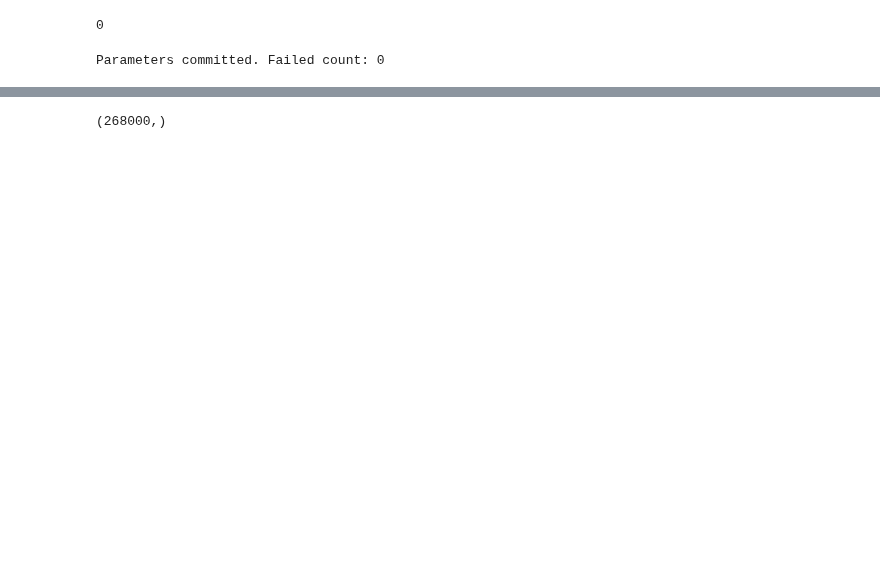
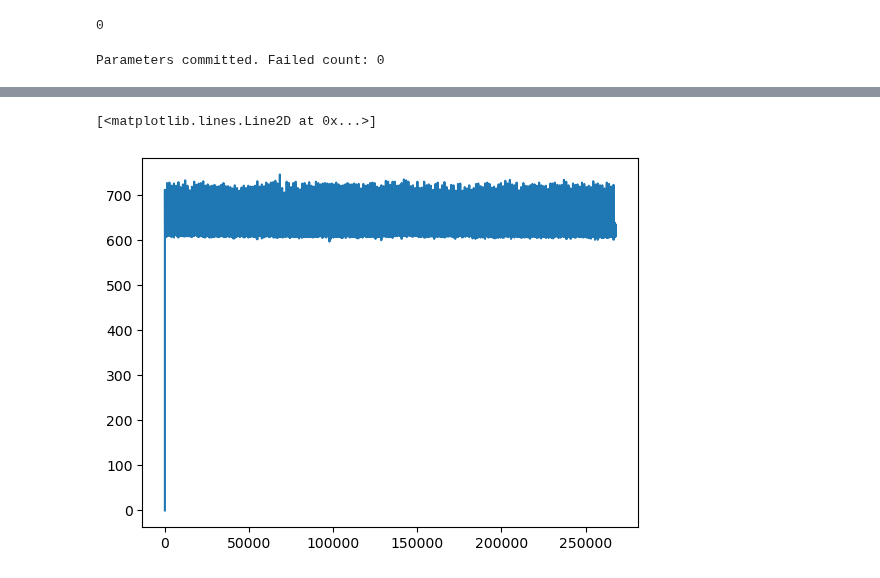
Before and after one commit to PI3-Stuttgart/squdi, a Jupyter notebook: src/qudi/jupyternotebooks/spectrometer/pixis_cam.ipynb, the cells around one changed output, grey strips where cells are left out. Cells and saved outputs as stored; diff of their text form; code cells hidden in the pictures; blank space fills up the shorter version.

```diff
--- a/src/qudi/jupyternotebooks/spectrometer/pixis_cam.ipynb
+++ b/src/qudi/jupyternotebooks/spectrometer/pixis_cam.ipynb
@@ -278,7 +459,8 @@ d2d = np.array(data).reshape((int(200), int(1340)))
-# %%
-data.shape
-# %% [output]
-(268000,)
+# %%
+plt.plot(data)
+# %% [output]
+[<matplotlib.lines.Line2D at 0x...>]
+[figure, added]
 # %%
 _data = data[1:]
 # %%
```
Also changed, not shown: parts of 21 cells of this notebook, 3 other files.
